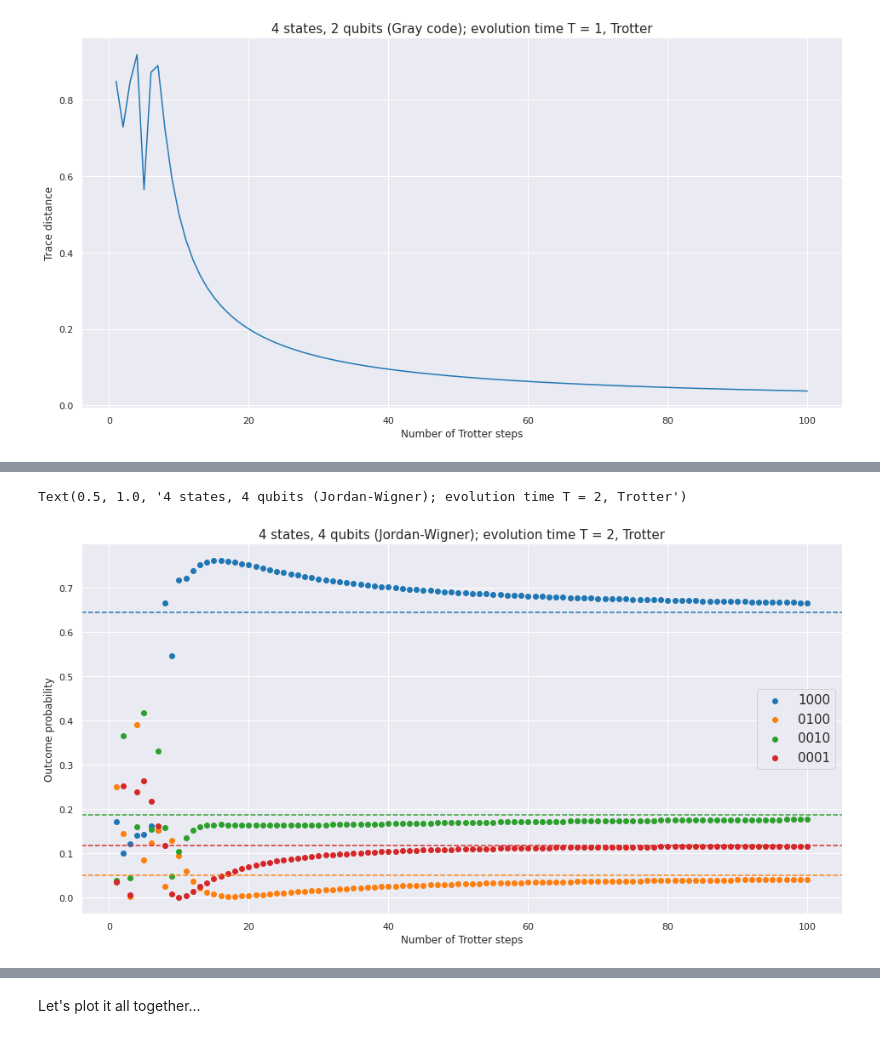
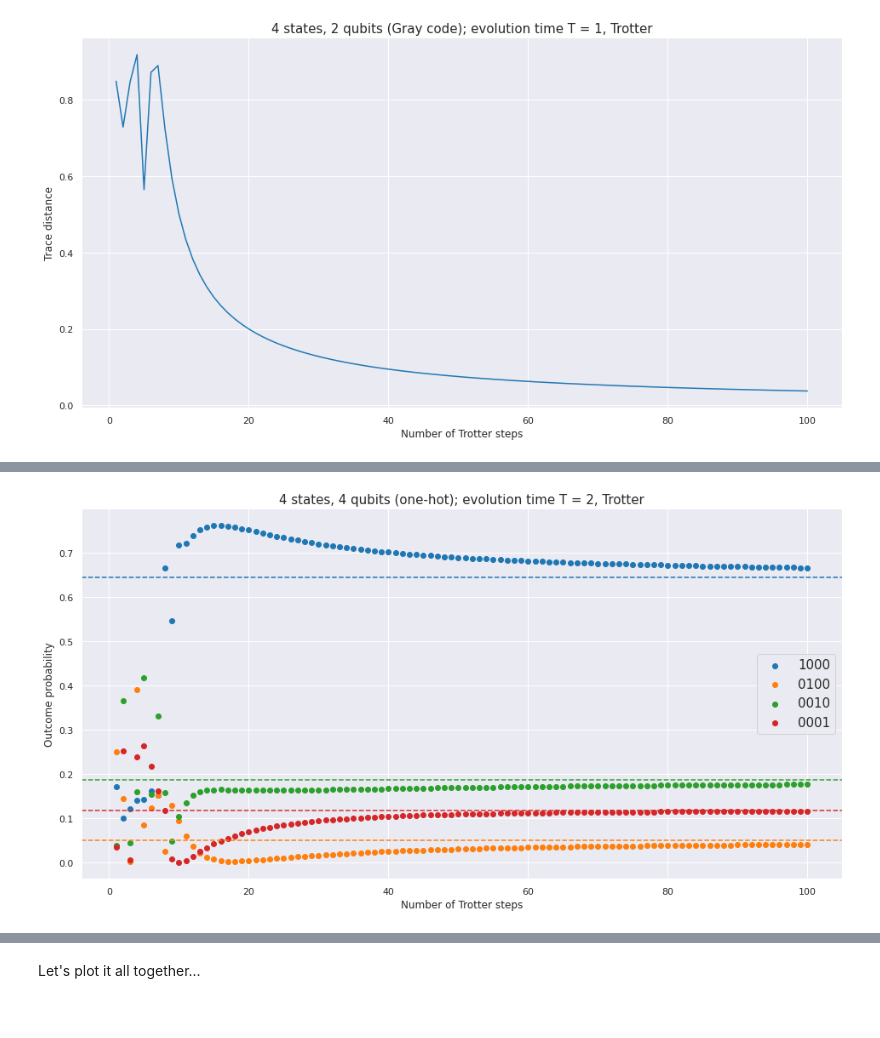
Before and after one commit to glassnotes/GrayCode-QubitEncoding, a Jupyter notebook: notebooks/Time-Evolution-SV.ipynb, the cells around one changed output, grey strips where cells are left out. Drawn from its saved outputs; the diff is of its cells as text; code cells hidden in the pictures.

```diff
--- a/notebooks/Time-Evolution-SV.ipynb
+++ b/notebooks/Time-Evolution-SV.ipynb
@@ -302,13 +302,13 @@ true_results_jw = {'1000' : true_probabilities[1],
                    '0010' : true_probabilities[4],
                    '0001' : true_probabilities[8]}
 # %%
-H_jw = SparseEncodingHamiltonian(N_states=4, qiskit_order=True)
-weighted_paulis = [(v, Pauli.from_label(k)) for (k, v) in list(H_jw.pauli_coeffs.items())]
+H_oh = SparseEncodingHamiltonian(N_states=4, qiskit_order=True)
+weighted_paulis = [(v, Pauli.from_label(k)) for (k, v) in list(H_oh.pauli_coeffs.items())]
 my_pauli = WeightedPauliOperator(weighted_paulis)
 
-results_dict_jw = {x : np.zeros(max_trotter_steps) for x in states_jw}
+results_dict_oh = {x : np.zeros(max_trotter_steps) for x in states_oh}
 
-trace_dists_jw = np.zeros(max_trotter_steps)
+trace_dists_oh = np.zeros(max_trotter_steps)
 
 # To prepare the uniform superposition, run the sparse variational ansatz with the following parameters
 θ_1 = 2 * np.pi / 3
@@ -317,11 +317,11 @@ trace_dists_jw = np.zeros(max_trotter_steps)
 params = [θ_1, θ_2, θ_3]
 
 # Hang on to the gate counts of the decomposed circuits
-gate_counts_jw = np.zeros((max_trotter_steps, 3))
+gate_counts_oh = np.zeros((max_trotter_steps, 3))
 
 for n_trotter_steps in tqdm(range(min_trotter_steps, max_trotter_steps+1)):
     # Construct uniform superposition over spherical coordinates
-    q = QuantumRegister(H_jw.N_qubits)
+    q = QuantumRegister(H_oh.N_qubits)
 
     circuit = QuantumCircuit(q)
     circuit.x(q[0])
@@ -343,9 +343,9 @@ for n_trotter_steps in tqdm(range(min_trotter_steps, max_trotter_steps+1)):
     if 'u3' not in gate_counts.keys():
         gate_counts['u3'] = 0
 
-    gate_counts_jw[n_trotter_steps - 1, 0] = gate_counts['u1'] + gate_counts['u2'] + gate_counts['u3']
-    gate_counts_jw[n_trotter_steps - 1, 1] = gate_counts['cx']
-    gate_counts_jw[n_trotter_steps - 1, 2] = circuit.decompose().depth()
+    gate_counts_oh[n_trotter_steps - 1, 0] = gate_counts['u3']
+    gate_counts_oh[n_trotter_steps - 1, 1] = gate_counts['cx']
+    gate_counts_oh[n_trotter_steps - 1, 2] = circuit.decompose().depth()
 
     job = execute(circuit, backend)
     statevector = job.result().get_statevector(circuit)
@@ -354,9 +354,9 @@ for n_trotter_steps in tqdm(range(min_trotter_steps, max_trotter_steps+1)):
     if n_trotter_steps == max_trotter_steps - 1:
         print(statevector)
 
-    #fidelities_jw[n_trotter_steps-1] = qt.fidelity(qt.Qobj(exact_wavefunction_jw), qt.Qobj(statevector))
-    trace_dists_jw[n_trotter_steps-1] = qt.tracedist(qt.Qobj(exact_wavefunction_jw), qt.Qobj(statevector))
+    #fidelities_oh[n_trotter_steps-1] = qt.fidelity(qt.Qobj(exact_wavefunction_oh), qt.Qobj(statevector))
+    trace_dists_oh[n_trotter_steps-1] = qt.tracedist(qt.Qobj(exact_wavefunction_oh), qt.Qobj(statevector))
 
-    for state in results_dict_jw.keys():
-        results_dict_jw[state[::-1]][n_trotter_steps-1] = results[state]
+    for state in results_dict_oh.keys():
+        results_dict_oh[state[::-1]][n_trotter_steps-1] = results[state]
 # %% [output]
@@ -371,11 +371,11 @@ for n_trotter_steps in tqdm(range(min_trotter_steps, max_trotter_steps+1)):
 # %%
 print(f"True state probabilities:")
-for state in states_jw:
-    print(f"{state}: {true_results_jw[state].real}")
+for state in states_oh:
+    print(f"{state}: {true_results_oh[state].real}")
 print()
 print(f"State probabilities at {max_trotter_steps} Trotter steps:")
-for state in states_jw:
-    print(f"{state}: {results_dict_jw[state][-1]}")
+for state in states_oh:
+    print(f"{state}: {results_dict_oh[state][-1]}")
 # %% [output]
 True state probabilities:
 1000: 0.6448901588872414
@@ -391,17 +391,16 @@ State probabilities at 100 Trotter steps:
 # %%
 colour_idx = 0
 
-for state in states_jw:
-    plt.scatter(x=range(min_trotter_steps, max_trotter_steps+1), y=results_dict_jw[state], label=state, color=colours[colour_idx])
-    plt.axhline(y=true_results_jw[state], color=colours[colour_idx], linestyle='dashed')
+for state in states_oh:
+    plt.scatter(x=range(min_trotter_steps, max_trotter_steps+1), y=results_dict_oh[state], label=state, color=colours[colour_idx])
+    plt.axhline(y=true_results_oh[state], color=colours[colour_idx], linestyle='dashed')
     colour_idx += 1
 
 plt.xlabel("Number of Trotter steps")
 plt.ylabel("Outcome probability")
 plt.legend(fontsize=15)
-plt.title("4 states, 4 qubits (Jordan-Wigner); evolution time T = 2, Trotter", fontsize=15)
-#plt.savefig("jw-trotter-probs.pdf")
+plt.title("4 states, 4 qubits (one-hot); evolution time T = 2, Trotter", fontsize=15);
+#plt.savefig("oh-trotter-probs.pdf")
 # %% [output]
-Text(0.5, 1.0, '4 states, 4 qubits (Jordan-Wigner); evolution time T = 2, Trotter')
-[figure, old version]
+[figure, new version]
 # %%
```
Also changed, not shown: parts of 21 cells of this notebook, 1 other file.
